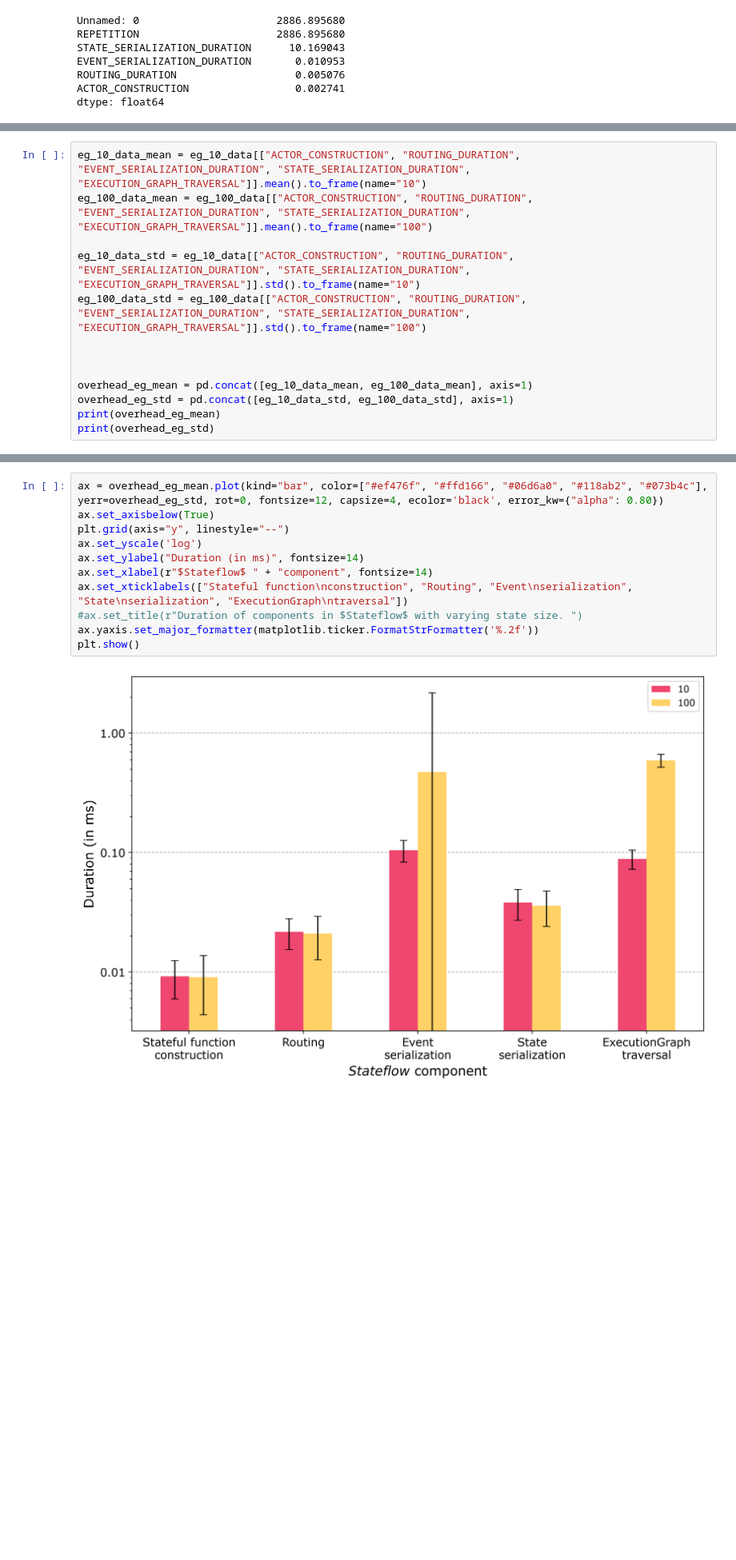
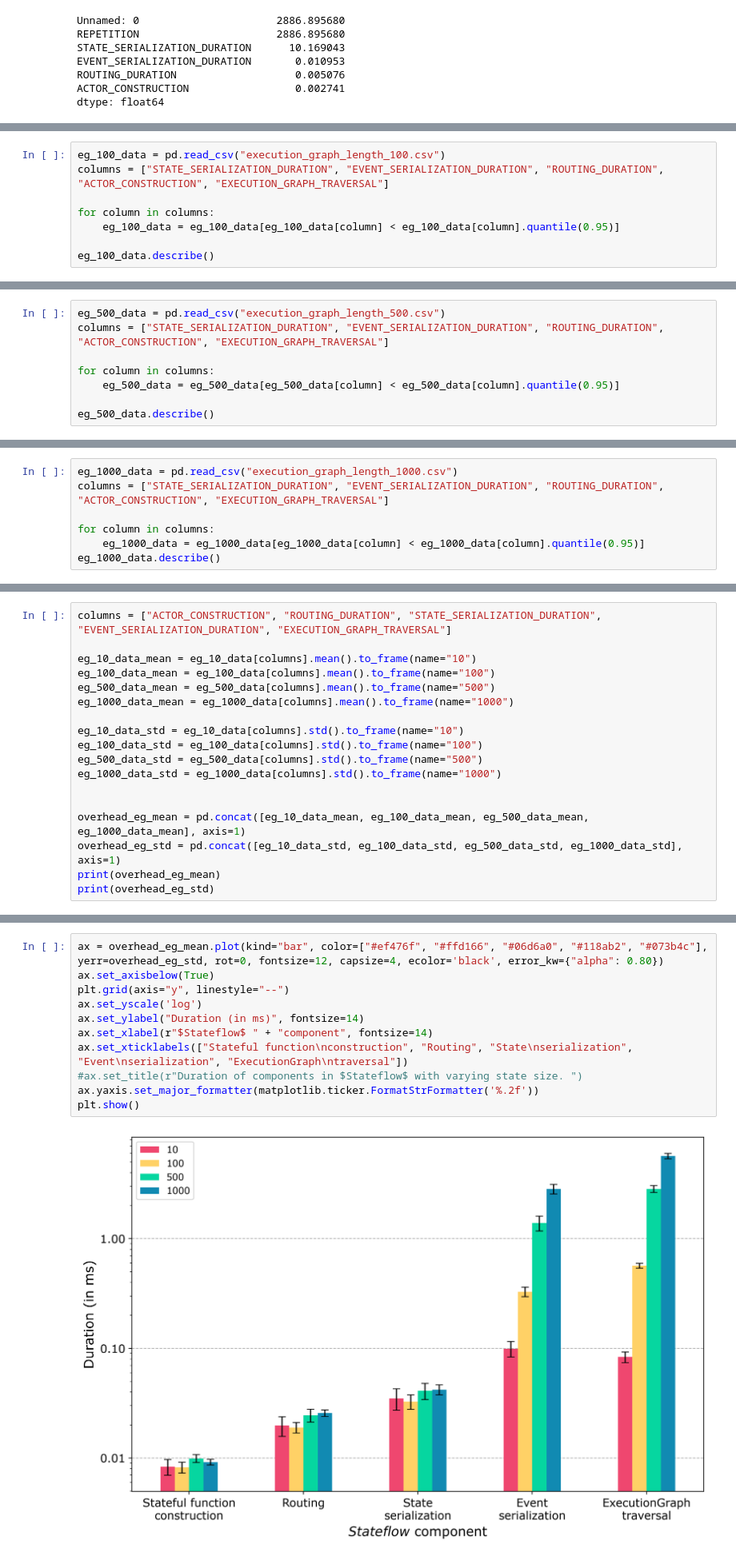
Before and after one commit to delftdata/stateflow-evaluation, a Jupyter notebook: results/overhead/overhead_results.ipynb, the cells around one changed output, grey strips where cells are left out. Shown at 80% size. Saved outputs shown, nothing was run; the diff lists cells and outputs as text; blank space fills up the shorter version.

```diff
--- a/results/overhead/overhead_results.ipynb
+++ b/results/overhead/overhead_results.ipynb
@@ -199,0 +195,8 @@ plt.show()
+# %%
+eg_100_data = pd.read_csv("execution_graph_length_100.csv")
+columns = ["STATE_SERIALIZATION_DURATION", "EVENT_SERIALIZATION_DURATION", "ROUTING_DURATION", "ACTOR_CONSTRUCTION", "EXECUTION_GRAPH_TRAVERSAL"]
+
+for column in columns:
+    eg_100_data = eg_100_data[eg_100_data[column] < eg_100_data[column].quantile(0.95)]
+
+eg_100_data.describe()
@@ -199,0 +213,8 @@ plt.show()
+# %%
+eg_500_data = pd.read_csv("execution_graph_length_500.csv")
+columns = ["STATE_SERIALIZATION_DURATION", "EVENT_SERIALIZATION_DURATION", "ROUTING_DURATION", "ACTOR_CONSTRUCTION", "EXECUTION_GRAPH_TRAVERSAL"]
+
+for column in columns:
+    eg_500_data = eg_500_data[eg_500_data[column] < eg_500_data[column].quantile(0.95)]
+
+eg_500_data.describe()
@@ -199,0 +231,7 @@ plt.show()
+# %%
+eg_1000_data = pd.read_csv("execution_graph_length_1000.csv")
+columns = ["STATE_SERIALIZATION_DURATION", "EVENT_SERIALIZATION_DURATION", "ROUTING_DURATION", "ACTOR_CONSTRUCTION", "EXECUTION_GRAPH_TRAVERSAL"]
+
+for column in columns:
+    eg_1000_data = eg_1000_data[eg_1000_data[column] < eg_1000_data[column].quantile(0.95)]
+eg_1000_data.describe()
@@ -200,14 +248,19 @@ plt.show()
 # %%
-eg_10_data_mean = eg_10_data[["ACTOR_CONSTRUCTION", "ROUTING_DURATION", "EVENT_SERIALIZATION_DURATION", "STATE_SERIALIZATION_DURATION", "EXECUTION_GRAPH_TRAVERSAL"]].mean().to_frame(name="10")
-eg_100_data_mean = eg_100_data[["ACTOR_CONSTRUCTION", "ROUTING_DURATION", "EVENT_SERIALIZATION_DURATION", "STATE_SERIALIZATION_DURATION", "EXECUTION_GRAPH_TRAVERSAL"]].mean().to_frame(name="100")
+columns = ["ACTOR_CONSTRUCTION", "ROUTING_DURATION", "STATE_SERIALIZATION_DURATION", "EVENT_SERIALIZATION_DURATION", "EXECUTION_GRAPH_TRAVERSAL"]
 
-eg_10_data_std = eg_10_data[["ACTOR_CONSTRUCTION", "ROUTING_DURATION", "EVENT_SERIALIZATION_DURATION", "STATE_SERIALIZATION_DURATION", "EXECUTION_GRAPH_TRAVERSAL"]].std().to_frame(name="10")
-eg_100_data_std = eg_100_data[["ACTOR_CONSTRUCTION", "ROUTING_DURATION", "EVENT_SERIALIZATION_DURATION", "STATE_SERIALIZATION_DURATION", "EXECUTION_GRAPH_TRAVERSAL"]].std().to_frame(name="100")
+eg_10_data_mean = eg_10_data[columns].mean().to_frame(name="10")
+eg_100_data_mean = eg_100_data[columns].mean().to_frame(name="100")
+eg_500_data_mean = eg_500_data[columns].mean().to_frame(name="500")
+eg_1000_data_mean = eg_1000_data[columns].mean().to_frame(name="1000")
+
+eg_10_data_std = eg_10_data[columns].std().to_frame(name="10")
+eg_100_data_std = eg_100_data[columns].std().to_frame(name="100")
+eg_500_data_std = eg_500_data[columns].std().to_frame(name="500")
+eg_1000_data_std = eg_1000_data[columns].std().to_frame(name="1000")
 
 
-
-overhead_eg_mean = pd.concat([eg_10_data_mean, eg_100_data_mean], axis=1)
-overhead_eg_std = pd.concat([eg_10_data_std, eg_100_data_std], axis=1)
+overhead_eg_mean = pd.concat([eg_10_data_mean, eg_100_data_mean, eg_500_data_mean, eg_1000_data_mean], axis=1)
+overhead_eg_std = pd.concat([eg_10_data_std, eg_100_data_std, eg_500_data_std, eg_1000_data_std], axis=1)
 print(overhead_eg_mean)
 print(overhead_eg_std)
 # %% [output]
@@ -226,13 +279,13 @@ EXECUTION_GRAPH_TRAVERSAL     0.016173  0.073273
 # %%
 ax = overhead_eg_mean.plot(kind="bar", color=["#ef476f", "#ffd166", "#06d6a0", "#118ab2", "#073b4c"], yerr=overhead_eg_std, rot=0, fontsize=12, capsize=4, ecolor='black', error_kw={"alpha": 0.80})
 ax.set_axisbelow(True)
 plt.grid(axis="y", linestyle="--")
 ax.set_yscale('log')
 ax.set_ylabel("Duration (in ms)", fontsize=14)
 ax.set_xlabel(r"$Stateflow$ " + "component", fontsize=14)
-ax.set_xticklabels(["Stateful function\nconstruction", "Routing", "Event\nserialization", "State\nserialization", "ExecutionGraph\ntraversal"])
+ax.set_xticklabels(["Stateful function\nconstruction", "Routing", "State\nserialization", "Event\nserialization", "ExecutionGraph\ntraversal"])
 #ax.set_title(r"Duration of components in $Stateflow$ with varying state size. ")
 ax.yaxis.set_major_formatter(matplotlib.ticker.FormatStrFormatter('%.2f'))
 plt.show()
 # %% [output]
-[figure, old version]
+[figure, new version]
```
Also changed, not shown: parts of 9 cells of this notebook.
